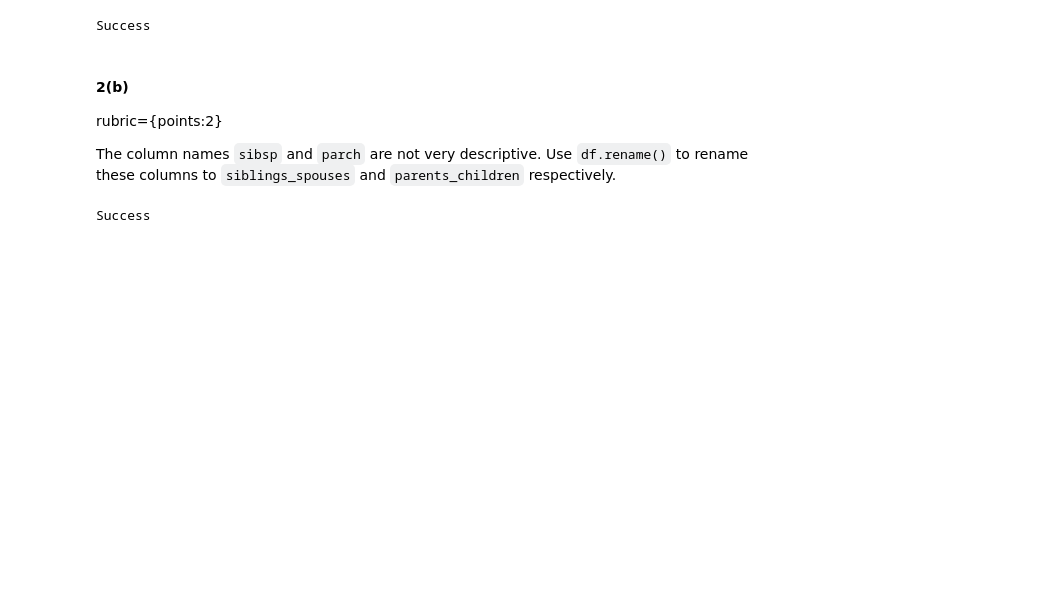
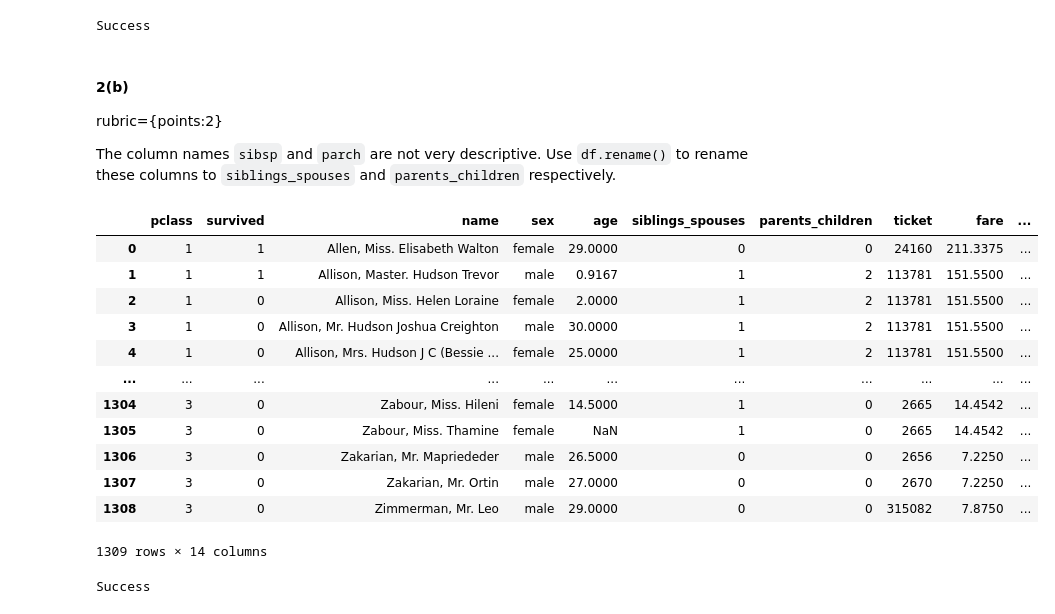
Before and after one commit to kennyjhcheng/cpsc330-2022W2, a Jupyter notebook: hw/hw1/hw1.ipynb, the cells around one changed output. Saved outputs shown, nothing was run; the diff lists cells and outputs as text; code cells hidden in the pictures; blank space fills up the shorter version.

```diff
--- a/hw/hw1/hw1.ipynb
+++ b/hw/hw1/hw1.ipynb
@@ -128,9 +135,24 @@ The column names `sibsp` and `parch` are not very descriptive. Use `df.rename()`
 # %%
 titanic_df = titanic_df.rename(
     columns={
         "sibsp": "siblings_spouses",
         "parch": "parents_children"
     })
+titanic_df
+# %% [output]
+|  | pclass | survived | name | sex | age | siblings_spouses | parents_children | ticket | fare | ... |
+| 0 | 1 | 1 | Allen, Miss. Elisabeth Walton | female | 29.0000 | 0 | 0 | 24160 | 211.3375 | ... |
+| 1 | 1 | 1 | Allison, Master. Hudson Trevor | male | 0.9167 | 1 | 2 | 113781 | 151.5500 | ... |
+| 2 | 1 | 0 | Allison, Miss. Helen Loraine | female | 2.0000 | 1 | 2 | 113781 | 151.5500 | ... |
+| 3 | 1 | 0 | Allison, Mr. Hudson Joshua Creighton | male | 30.0000 | 1 | 2 | 113781 | 151.5500 | ... |
+| 4 | 1 | 0 | Allison, Mrs. Hudson J C (Bessie ... | female | 25.0000 | 1 | 2 | 113781 | 151.5500 | ... |
+| ... | ... | ... | ... | ... | ... | ... | ... | ... | ... | ... |
+| 1304 | 3 | 0 | Zabour, Miss. Hileni | female | 14.5000 | 1 | 0 | 2665 | 14.4542 | ... |
+| 1305 | 3 | 0 | Zabour, Miss. Thamine | female | NaN | 1 | 0 | 2665 | 14.4542 | ... |
+| 1306 | 3 | 0 | Zakarian, Mr. Mapriededer | male | 26.5000 | 0 | 0 | 2656 | 7.2250 | ... |
+| 1307 | 3 | 0 | Zakarian, Mr. Ortin | male | 27.0000 | 0 | 0 | 2670 | 7.2250 | ... |
+| 1308 | 3 | 0 | Zimmerman, Mr. Leo | male | 29.0000 | 0 | 0 | 315082 | 7.8750 | ... |
+1309 rows × 14 columns
 # %%
 assert set(["siblings_spouses", "parents_children"]).issubset(
     titanic_df.columns
```
Also changed, not shown: parts of 8 cells of this notebook.
